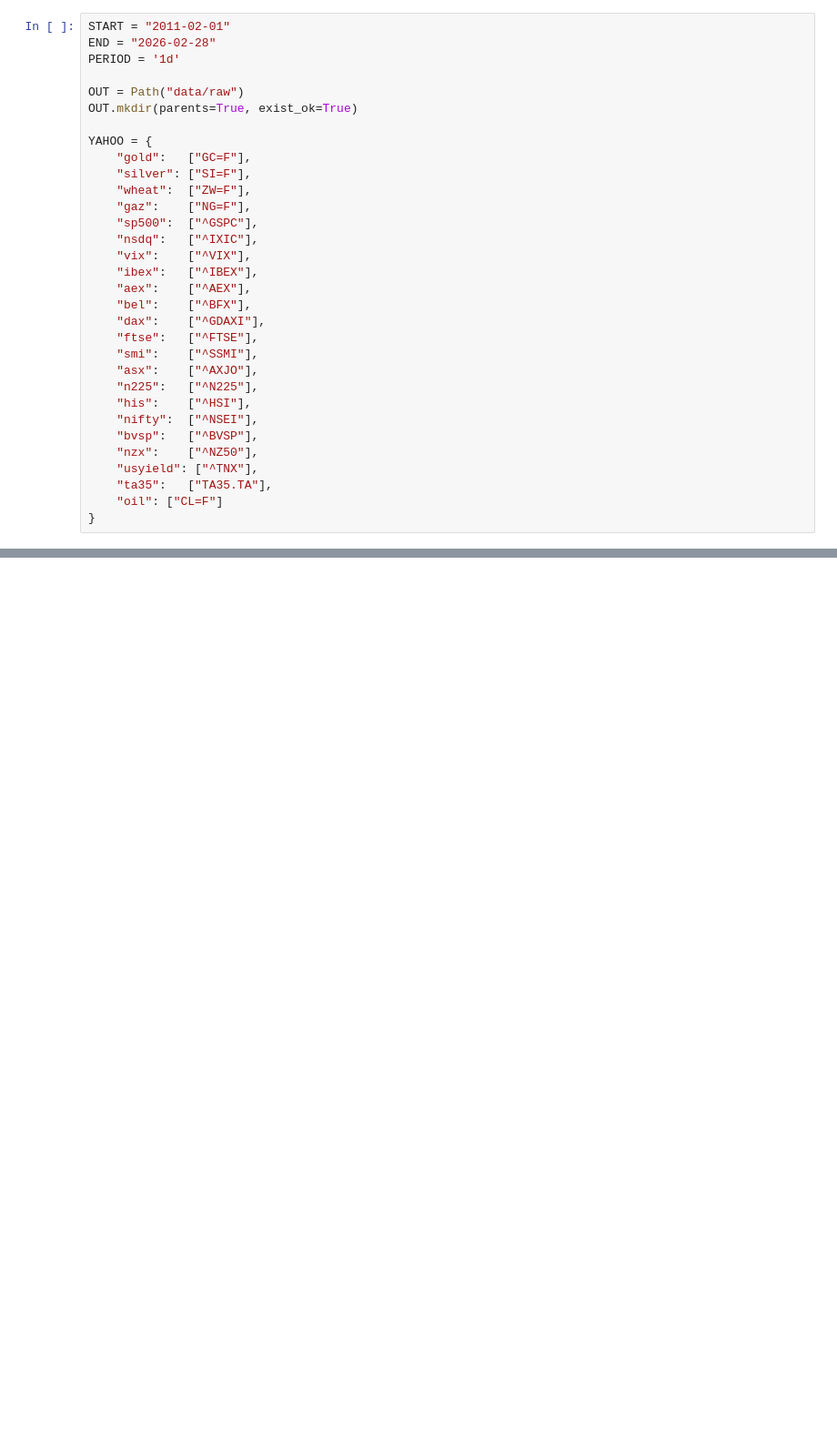
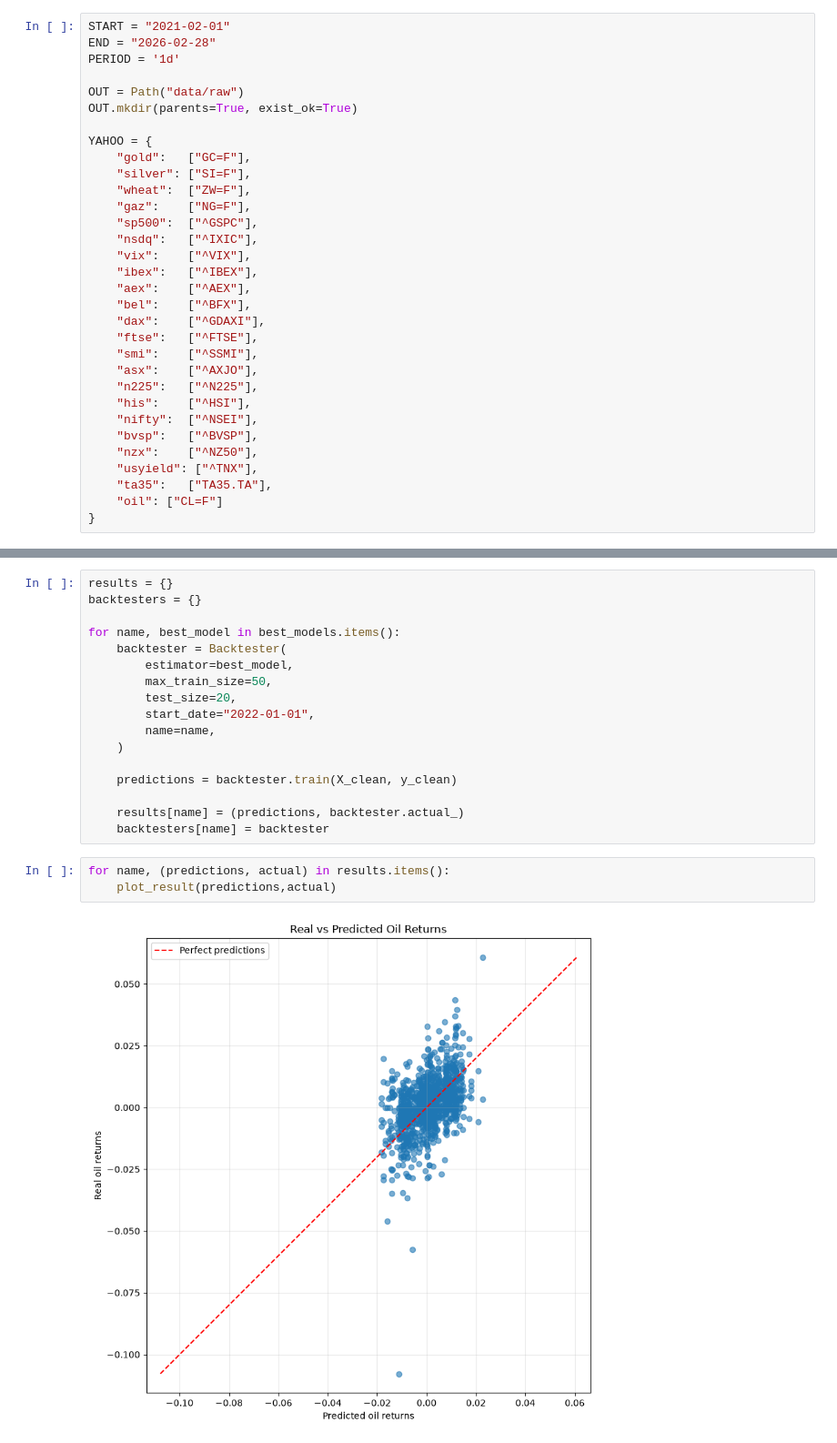
Before and after one commit to phounkpe2004/ML-for-Trading-ENSAE-3A, a Jupyter notebook: ml_trading.ipynb, the cells around one changed output, grey strips where cells are left out. Shown at 91% size. Drawn from its saved outputs; the diff is of its cells as text; blank space fills up the shorter version.

Commit message:
add: architecture to execute the three main models

```diff
--- a/ml_trading.ipynb
+++ b/ml_trading.ipynb
@@ -34,7 +54,7 @@ import matplotlib.pyplot as plt
 import requests
 import yfinance as yf
 # %%
-START = "2011-02-01"
+START = "2021-02-01"
 END = "2026-02-28"
 PERIOD = '1d'
 
@@ -231,0 +536,22 @@ prediction_dataset, returns_data = build_features(cleaned_data)
+# %%
+results = {}
+backtesters = {}
+
+for name, best_model in best_models.items():
+    backtester = Backtester(
+        estimator=best_model,
+        max_train_size=50,
+        test_size=20,
+        start_date="2022-01-01",
+        name=name,
+    )
+
+    predictions = backtester.train(X_clean, y_clean)
+
+    results[name] = (predictions, backtester.actual_)
+    backtesters[name] = backtester
+# %%
+for name, (predictions, actual) in results.items():
+    plot_result(predictions,actual)
+# %% [output]
+[figure, added]
```
Also changed, not shown: parts of 10 cells of this notebook.
